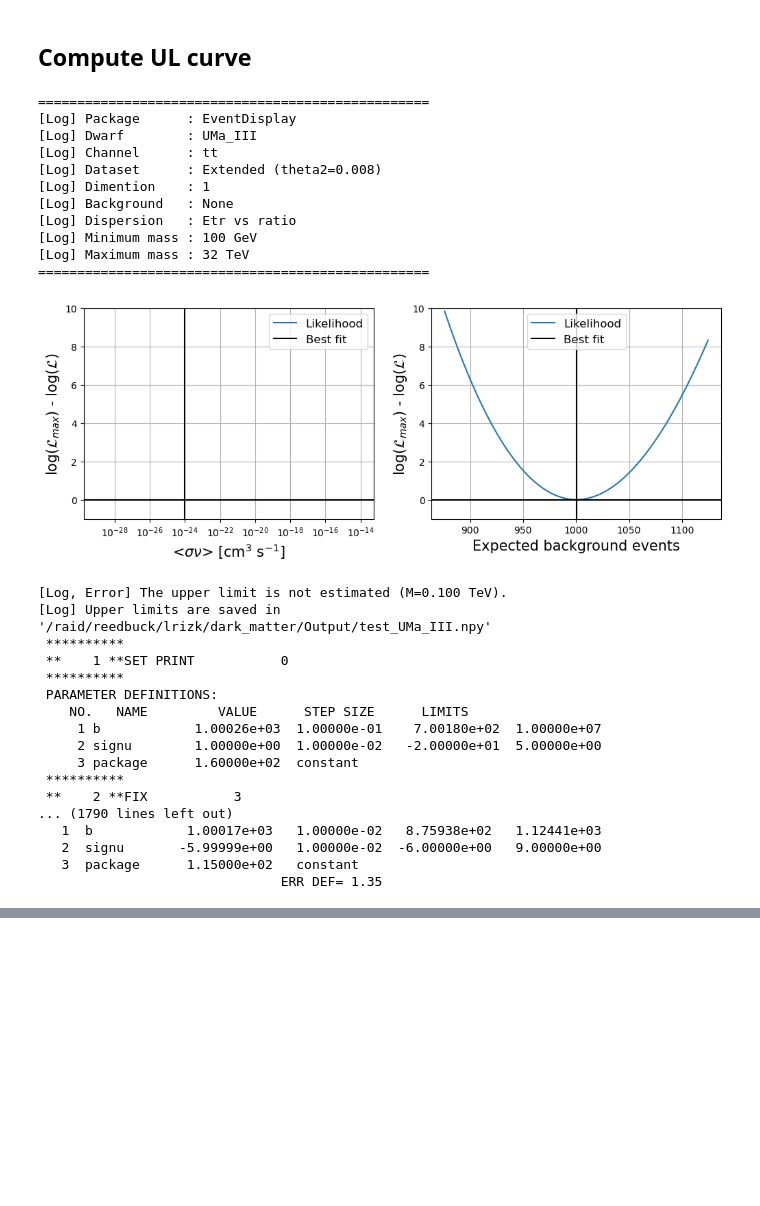
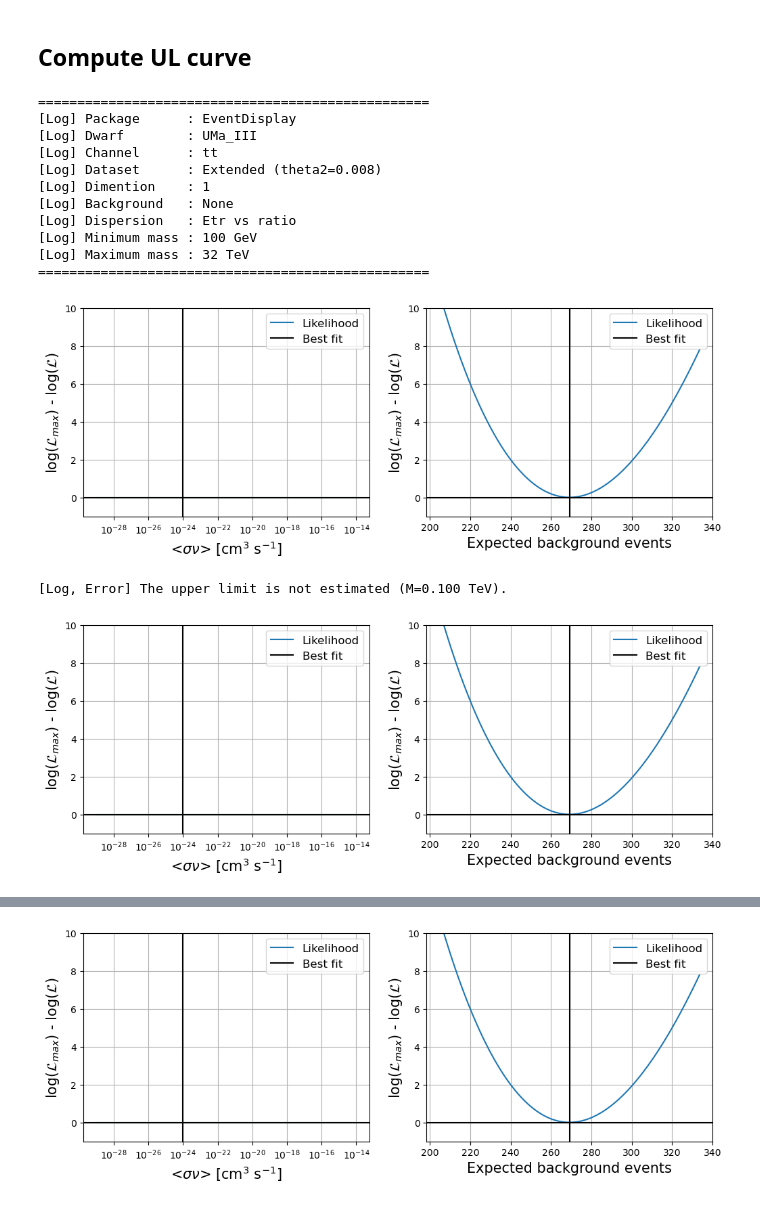
Before and after one commit to leandrorizk/dm_analysis, a Jupyter notebook: Ursa_Major_III.ipynb, the cells around one changed output, grey strips where cells are left out. Cells and saved outputs as stored; diff of their text form; code cells hidden in the pictures; blank space fills up the shorter version.

```diff
--- a/Ursa_Major_III.ipynb
+++ b/Ursa_Major_III.ipynb
@@ -185,35 +249,20 @@ mle_1d.plotSED()
 # %% [markdown]
 ## Compute UL curve
 # %%
-filename="test_UMa_III"
+filename="test_UMa_III_hi_2025"
 OUTPUT = Likelihood.calcUpperLimits(dwarf, channel,  method=2, filename=filename, ext=ext, signu=-25)
 # %% [output]
 ==================================================
 [Log] Package      : EventDisplay
 [Log] Dwarf        : UMa_III
 [Log] Channel      : tt
 [Log] Dataset      : Extended (theta2=0.008)
 [Log] Dimention    : 1
 [Log] Background   : None
 [Log] Dispersion   : Etr vs ratio
 [Log] Minimum mass : 100 GeV
 [Log] Maximum mass : 32 TeV
 ==================================================
-[figure, old version]
+[figure, new version]
 [Log, Error] The upper limit is not estimated (M=0.100 TeV).
-[Log] Upper limits are saved in '/raid/reedbuck/lrizk/dark_matter/Output/test_UMa_III.npy'
- **********
- **    1 **SET PRINT           0
- **********
- PARAMETER DEFINITIONS:
-    NO.   NAME         VALUE      STEP SIZE      LIMITS
-     1 b            1.00026e+03  1.00000e-01    7.00180e+02  1.00000e+07
-     2 signu        1.00000e+00  1.00000e-02   -2.00000e+01  5.00000e+00
-     3 package      1.60000e+02  constant
- **********
- **    2 **FIX           3
-... (1790 lines left out)
-   1  b            1.00017e+03   1.00000e-02   8.75938e+02   1.12441e+03
-   2  signu       -5.99999e+00   1.00000e-02  -6.00000e+00   9.00000e+00
-   3  package      1.15000e+02   constant
-                               ERR DEF= 1.35
+[figure, added]
@@ -221,0 +270 @@ Warning in <TROOT::Append>: Replacing existing TH1: hg_1D (Potential memory leak
+[figure, added]
```
Also changed, not shown: parts of 28 cells of this notebook, 2 other files.
